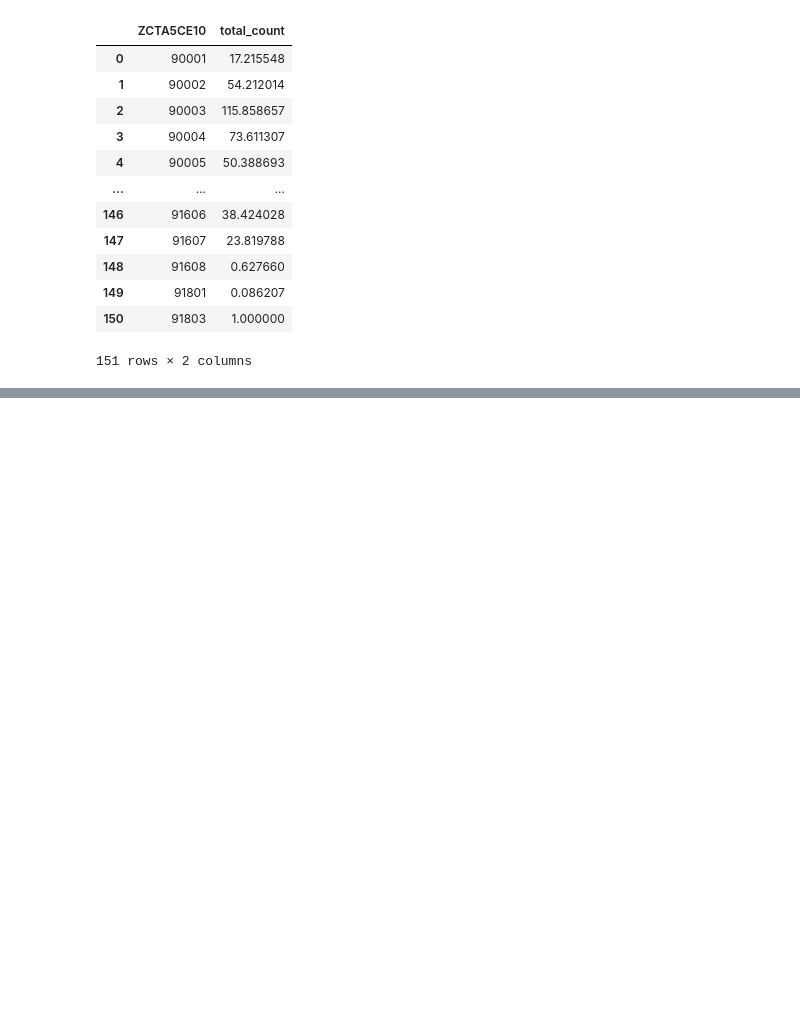
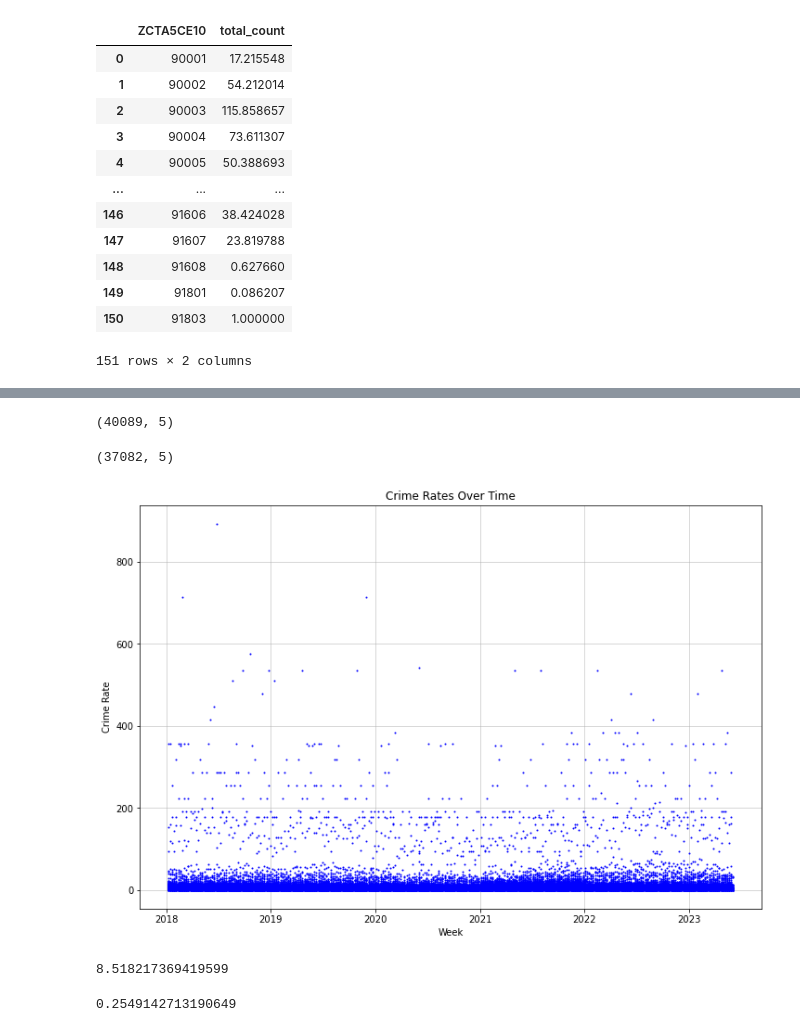
Before and after one commit to bail-reform/NYC, a Jupyter notebook: LA_Data_Aggregation.ipynb, the cells around one changed output, grey strips where cells are left out. Cells and saved outputs as stored; diff of their text form; code cells hidden in the pictures; blank space fills up the shorter version.

Commit message:
la crime rate

```diff
--- a/LA_Data_Aggregation.ipynb
+++ b/LA_Data_Aggregation.ipynb
@@ -198,0 +329,6 @@ weekly_data.to_csv(file_path + '/LA_weekly_data.csv', index=False)
+# %%
+merged_df['Total population'] = pd.to_numeric(merged_df['Total population'].str.replace(',', ''), errors='coerce').fillna(0).astype(int)
+merged_df['crime_rate'] = (merged_df['total_count'] / merged_df['Total population']) * 10000
+merged_df = merged_df.rename(columns={'date_occ': 'week'})
+merged_df = merged_df.rename(columns={'Total population': "total_population"})
+merged_df['week'] = pd.to_datetime(merged_df['week'])
@@ -198,0 +344,10 @@ weekly_data.to_csv(file_path + '/LA_weekly_data.csv', index=False)
+# %%
+merged_df.shape
+# %% [output]
+(40089, 5)
+# %%
+merged_df = merged_df[merged_df['total_population'] != 0]
+# %%
+merged_df.shape
+# %% [output]
+(37082, 5)
@@ -198,0 +356,29 @@ weekly_data.to_csv(file_path + '/LA_weekly_data.csv', index=False)
+# %%
+df_plot = merged_df
+# %%
+df_plot.set_index('week', inplace=True)
+# %%
+import numpy as np
+from sklearn.linear_model import LinearRegression
+
+# Plotting
+plt.figure(figsize=(12, 8))
+plt.plot(df_plot.index, df_plot['crime_rate'], marker='o', linestyle='None', color='b', markersize=1)
+
+plt.title('Crime Rates Over Time')
+plt.xlabel('Week')
+plt.ylabel('Crime Rate')
+plt.grid(True, linewidth=0.5)
+plt.show()
+# %% [output]
+[figure, added]
+# %%
+merged_df['crime_rate'].median()
+# %% [output]
+8.518217369419599
+# %%
+# total_count total_population
+
+merged_df['total_count'].sum()/merged_df.groupby('ZCTA5CE10')['total_population'].first().sum()
+# %% [output]
+0.2549142713190649
```
Also changed, not shown: parts of 16 cells of this notebook.
